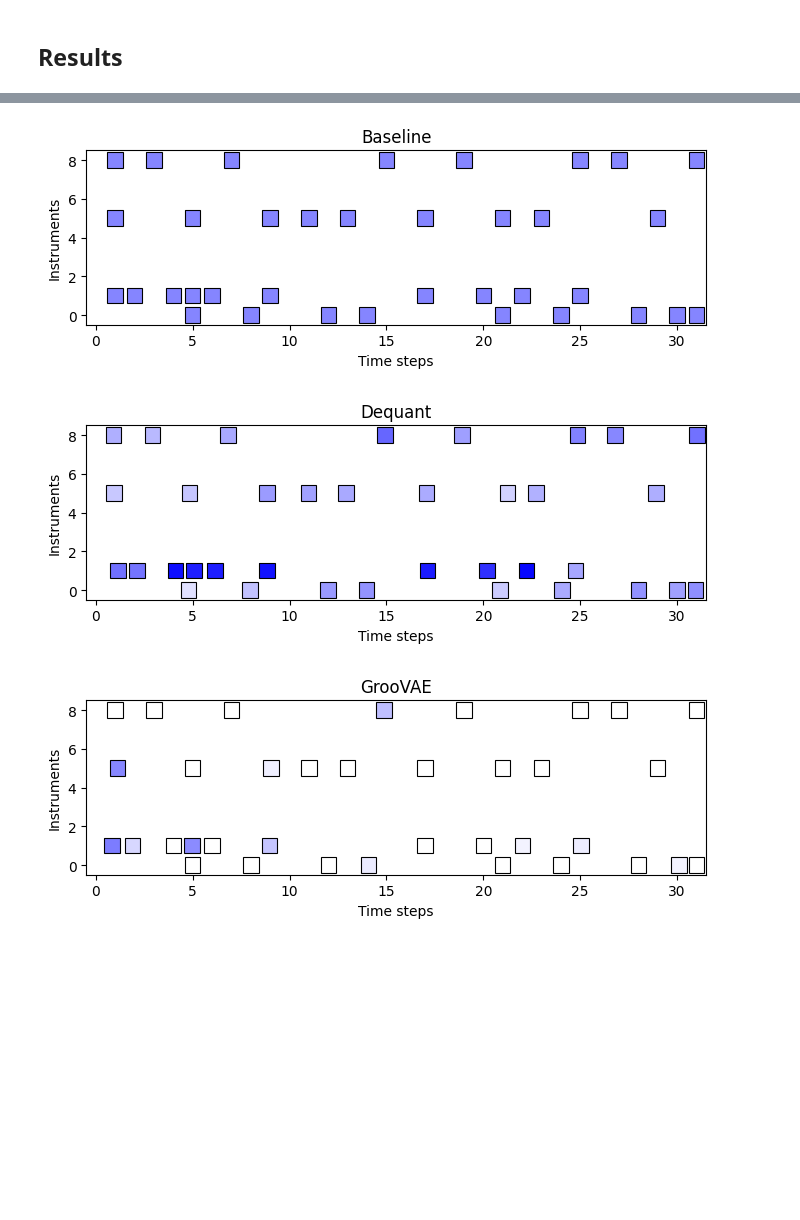
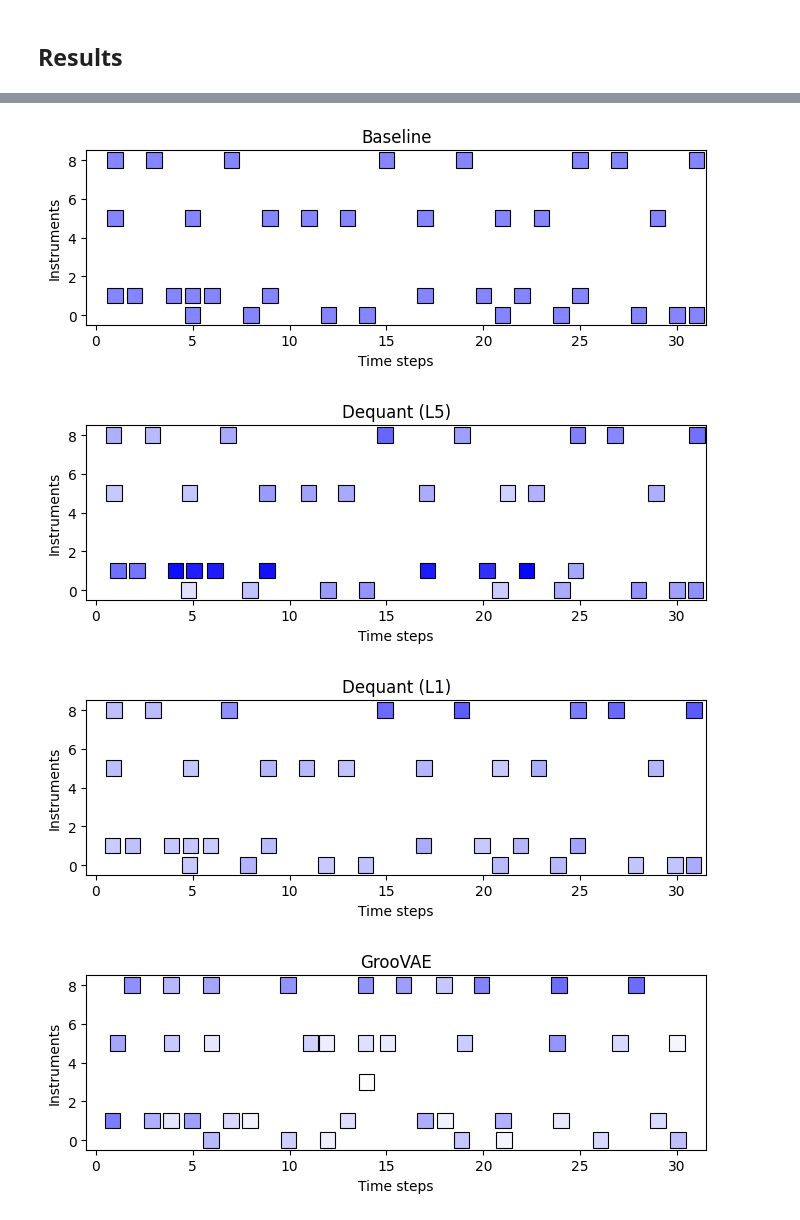
Before and after one commit to amonbenson/dequant, a Jupyter notebook: notebooks/compute_quantitative_metrics.ipynb, the cells around one changed output, grey strips where cells are left out. Saved outputs shown, nothing was run; the diff lists cells and outputs as text; code cells hidden in the pictures; blank space fills up the shorter version.

```diff
--- a/notebooks/compute_quantitative_metrics.ipynb
+++ b/notebooks/compute_quantitative_metrics.ipynb
@@ -241,9 +254,6 @@ Baseline (200, 32, 9, 2)
 
 Feeds the hit-only sequence into `Predictor.process_sequence()` and extracts the predicted (offset, velocity) output.
 # %%
-pred_dequant_l1 = None
-pred_dequant = None
-
 def run_dequant(gt_hov: np.ndarray, checkpoint_path: Path, device: str) -> np.ndarray:
     """
     Run the Dequant transformer on each test sequence.
@@ -385,7 +393,8 @@ def run_groovae_external(gt_hov):
     input_midis: list[str] = []
     for hov in gt_hov:
         quantised = hov.copy()
-        quantised[..., 1] = 0.0
+        quantised[..., 1] = 0.0  # no offset
+        quantised[..., 2] = quantised[..., 0] * 0.8  # uniform velocity at hit positions
 
         midi_obj = converter.hov_to_midi(quantised, tempo_bpm=TEMPO_BPM)
         midi_buf = io.BytesIO()
@@ -414,6 +423,9 @@ def run_groovae_external(gt_hov):
     predictions = []
 
     for midi_b64 in output_midis:
+        if not midi_b64:  # sample failed in magenta script
+            predictions.append(np.zeros((T, I, 3), dtype=np.float32))
+            continue
         midi_data = base64.b64decode(midi_b64)
         try:
             buf = io.BytesIO()
@@ -422,17 +434,22 @@ def run_groovae_external(gt_hov):
             midi_obj = pretty_midi.PrettyMIDI(buf)
             result_hov, _ = converter.midi_to_hov(midi_obj, tempo_bpm=TEMPO_BPM)
 
+            # Preserve full HOV [hit, offset, velocity] so callers can use
+            # GrooVAE's own hit mask when computing KL metrics.
             t = min(len(result_hov), T)
-            ov = np.zeros((T, I, 2), dtype=np.float32)
-            ov[:t] = result_hov[:t, :, 1:3]
-            predictions.append(ov)
+            hov_out = np.zeros((T, I, 3), dtype=np.float32)
+            hov_out[:t] = result_hov[:t]
+            predictions.append(hov_out)
 
         except Exception as e:
-            raise RuntimeError(f"Warning: MIDI conversion failed ({e})")
+            print(f"Warning: MIDI conversion failed ({e})")
+            predictions.append(np.zeros((T, I, 3), dtype=np.float32))
 
-    return np.stack(predictions).astype(np.float32)
+    pred_groovae_hov = np.stack(predictions).astype(np.float32)
+    print(f"GrooVAE {pred_groovae_hov.shape}")
+    return pred_groovae_hov
 
 
-pred_groovae = run_groovae_external(gt_hov)
-print(f"GrooVAE {pred_groovae.shape}")
+pred_groovae_hov = run_groovae_external(gt_hov)
+print(f"GrooVAE {pred_groovae_hov.shape}")
 # %% [output]
@@ -504,36 +526,39 @@ def plot_hov(hov: np.ndarray, title="HOV Tensor"):
                     edgecolor=None
                 )
                 ax.add_patch(rect)
 
                 # outline
                 rect_outline = plt.Rectangle(
                     (x, y),
                     rect_width,
                     rect_height,
                     facecolor='none',
                     edgecolor='black',
                     linewidth=0.8
                 )
                 ax.add_patch(rect_outline)
 
     ax.set_xlim(-0.5, T-0.5)
     ax.set_ylim(-0.5, I-0.5)
     ax.set_xlabel("Time steps")
     ax.set_ylabel("Instruments")
     ax.yaxis.set_inverted(True)
     ax.set_title(title)
     ax.set_aspect('equal')
     plt.gca().invert_yaxis()  # optional: top instrument at top
     plt.show()
 
 index = 100
 plot_hov(gt_hov[index], "Ground Truth")
-plot_hov(np.concatenate([gt_hov[..., :1], pred_baseline], axis=-1)[index], "Baseline")
-plot_hov(np.concatenate([gt_hov[..., :1], pred_dequant], axis=-1)[index], "Dequant (L5)")
-plot_hov(np.concatenate([gt_hov[..., :1], pred_dequant_l1], axis=-1)[index], "Dequant (L1)")
-plot_hov(np.concatenate([gt_hov[..., :1], pred_groovae], axis=-1)[index], "GrooVAE")
+plot_hov(np.concatenate([gt_hov[index, ..., :1], pred_baseline[index]], axis=-1), "Baseline")
+plot_hov(np.concatenate([gt_hov[index, ..., :1], pred_dequant[index]],  axis=-1), "Dequant (L5)")
+if pred_dequant_l1 is not None:
+    plot_hov(np.concatenate([gt_hov[index, ..., :1], pred_dequant_l1[index]], axis=-1), "Dequant (L1)")
+# GrooVAE: use its own full HOV so hits appear at GrooVAE's actual positions
+plot_hov(pred_groovae_hov[index], "GrooVAE")
 # %% [output]
 [figure]
 [figure]
-[figure, old version]
+[figure, new version]
-[figure, old version]
+[figure, new version]
+[figure, added]
```
Also changed, not shown: parts of 7 cells of this notebook.
